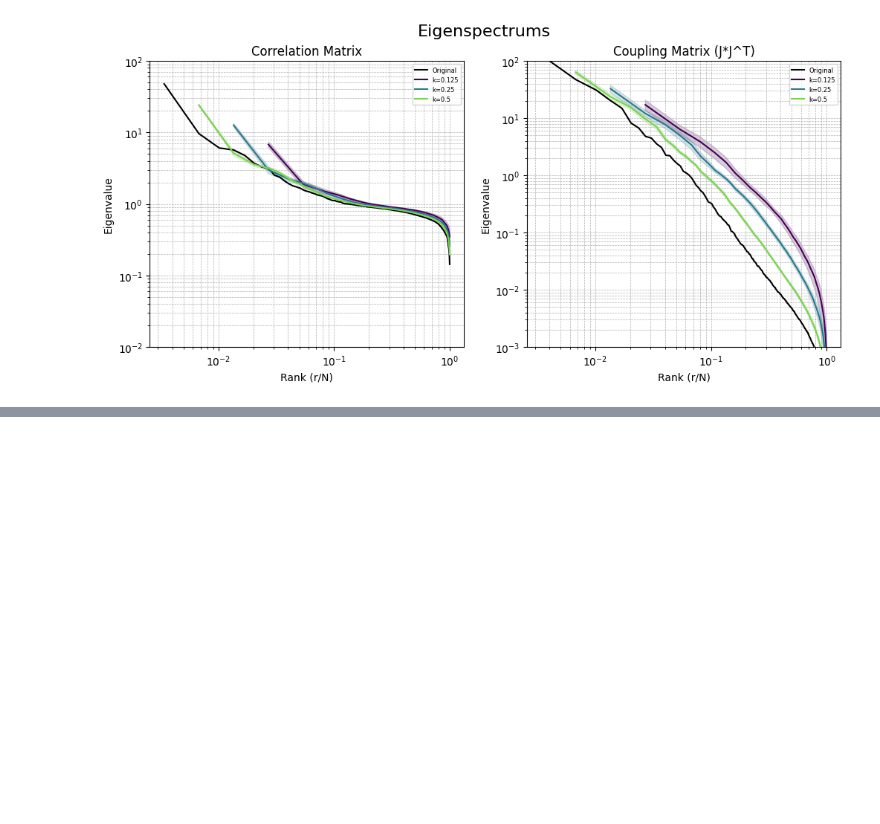
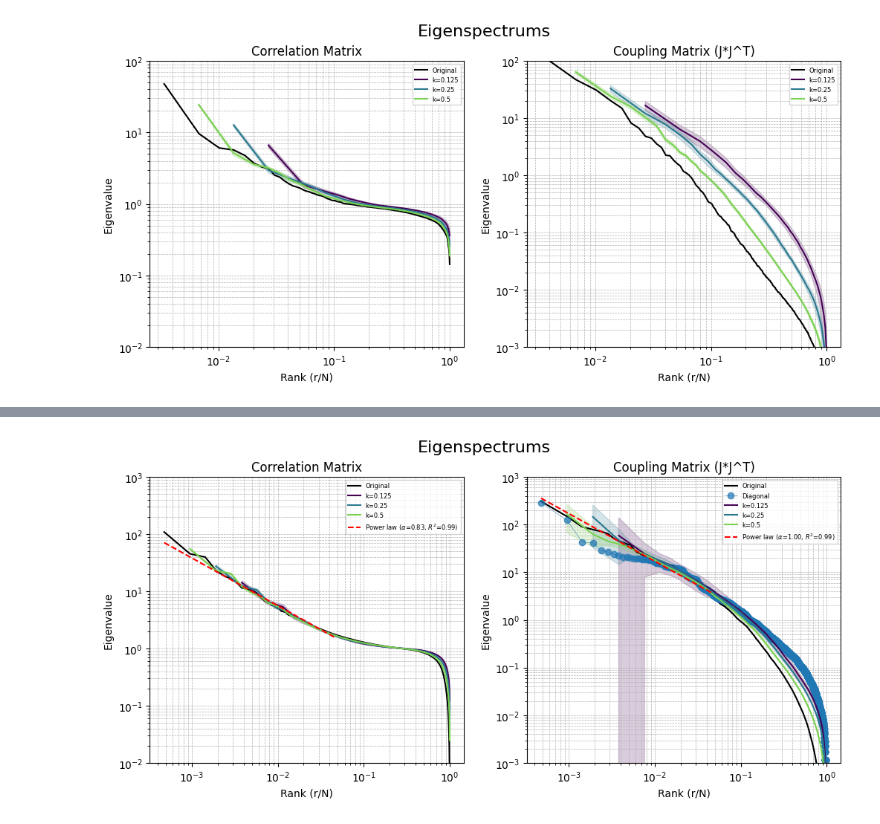
Before and after one commit to wenquan/SC-FC, a Jupyter notebook: visualize_matrices.ipynb, the cells around one changed output, grey strips where cells are left out. Drawn from its saved outputs; the diff is of its cells as text; code cells hidden in the pictures; blank space fills up the shorter version.

```diff
--- a/visualize_matrices.ipynb
+++ b/visualize_matrices.ipynb
@@ -226,0 +460,86 @@ Structure = Structural_Matrix + Structural_Matrix.T
+# %%
+g = 0.8
+W0 = subsampling.generate_W_matrix(Coupling,g,seed=43)
+#W = J.to_numpy() / (120.0 * N)
+Correlation_Matrix = subsampling.compute_functional_connectivity(W0)
+
+d = np.sqrt(np.diag(Correlation_Matrix))
+
+# 2. Normalize covariance to get correlation: C_ij / (std_i * std_j)
+#np.outer(d, d) #creates the matrix of std_i * std_j
+Correlation_Matrix = Correlation_Matrix / np.outer(d, d)
+
+# 3. (Optional) Ensure diagonal is exactly 1.0 to fix floating point errors
+#np.fill_diagonal(Correlation_Matrix, 1.0)
+
+
+evals = np.linalg.eigvalsh(Correlation_Matrix)
+evals = np.sort(evals)[::-1]
+
+fit_corr = subsampling.fit_power_law_eigenvalues(evals,100)
+
+k_fractions = [0.125, 0.25, 0.5]
+n_iter = 50
+
+fig6, ax6 = plt.subplots(1, 2, figsize=(12, 5))
+fig6.suptitle('Eigenspectrums', fontsize=16)
+
+ranks_orig = (np.arange(len(evals)) + 1) / len(evals)
+ax6[0].loglog(ranks_orig, evals, 'k-', linewidth=1.5, alpha=1.0, label='Original')
+#ax6[0].loglog(ranks_orig, np.sort(np.diag(Correlation_Matrix))[::-1],'o-', linewidth=1, alpha =0.5, label='Diagonal')
+
+colors = plt.cm.viridis(np.linspace(0, 0.8, len(k_fractions)))
+
+for i, k_fraction in enumerate(k_fractions):
+    mean_evals, std_evals, _ = subsampling.get_subsampled_eigenspectrum(Correlation_Matrix, k_fraction, n_iter)
+    ranks_sub = (np.arange(len(mean_evals)) + 1) / len(mean_evals)
+    ax6[0].loglog(ranks_sub, mean_evals, color=colors[i], linewidth=1.5, label='k={}'.format(k_fraction))
+    ax6[0].fill_between(ranks_sub, mean_evals - std_evals, mean_evals + std_evals, color=colors[i], alpha=0.2)
+
+ax6[0].loglog(fit_corr['data_x'], fit_corr['fitted_y'], 'r--', linewidth=1.5,
+              label=r'Power law ($\alpha$={:.2f}, $R^2$={:.2f})'.format(fit_corr['exponent'], fit_corr['r_squared']))
+
+
+ax6[0].set_xlabel('Rank (r/N)')
+ax6[0].set_ylabel('Eigenvalue')
+ax6[0].set_ylim([10**-2, 10**3])
+ax6[0].legend(fontsize=6)
+ax6[0].set_title('Correlation Matrix')
+ax6[0].grid(True, which='both', linestyle='--', linewidth=0.5)
+
+
+evals = np.linalg.eigvalsh(Coupling)
+evals = np.sort(evals)[::-1]
+
+fit_coupling = subsampling.fit_power_law_eigenvalues(evals,100)
+
+
+
+ranks_orig = (np.arange(len(evals)) + 1) / len(evals)
+ax6[1].loglog(ranks_orig, evals, 'k-', linewidth=1.5, alpha=1.0, label='Original')
+ax6[1].loglog(ranks_orig, np.sort(np.diag(Coupling))[::-1],'o-', linewidth=0.5, alpha =0.7, label='Diagonal')
+
+
+colors = plt.cm.viridis(np.linspace(0, 0.8, len(k_fractions)))
+
+for i, k_fraction in enumerate(k_fractions):
+    mean_evals, std_evals, _ = subsampling.get_subsampled_eigenspectrum(Coupling, k_fraction, n_iter)
+    ranks_sub = (np.arange(len(mean_evals)) + 1) / len(mean_evals)
+    ax6[1].loglog(ranks_sub, mean_evals, color=colors[i], linewidth=1.5, label='k={}'.format(k_fraction))
+    ax6[1].fill_between(ranks_sub, mean_evals - std_evals, mean_evals + std_evals, color=colors[i], alpha=0.2)
+
+ax6[1].loglog(fit_coupling['data_x'], fit_coupling['fitted_y'], 'r--', linewidth=1.5,
+              label=r'Power law ($\alpha$={:.2f}, $R^2$={:.2f})'.format(fit_coupling['exponent'], fit_coupling['r_squared']))
+
+ax6[1].set_xlabel('Rank (r/N)')
+ax6[1].set_ylabel('Eigenvalue')
+ax6[1].set_ylim([10**-3, 10**3])
+ax6[1].legend(fontsize=6)
+ax6[1].set_title('Coupling Matrix (J*J^T)')
+ax6[1].grid(True, which='both', linestyle='--', linewidth=0.5)
+
+#fig6.tight_layout(rect=[0, 0.03, 1, 0.95])
+
+plt.show()
+# %% [output]
+[figure, added]
```
Also changed, not shown: parts of 8 cells of this notebook, 2 other files.
